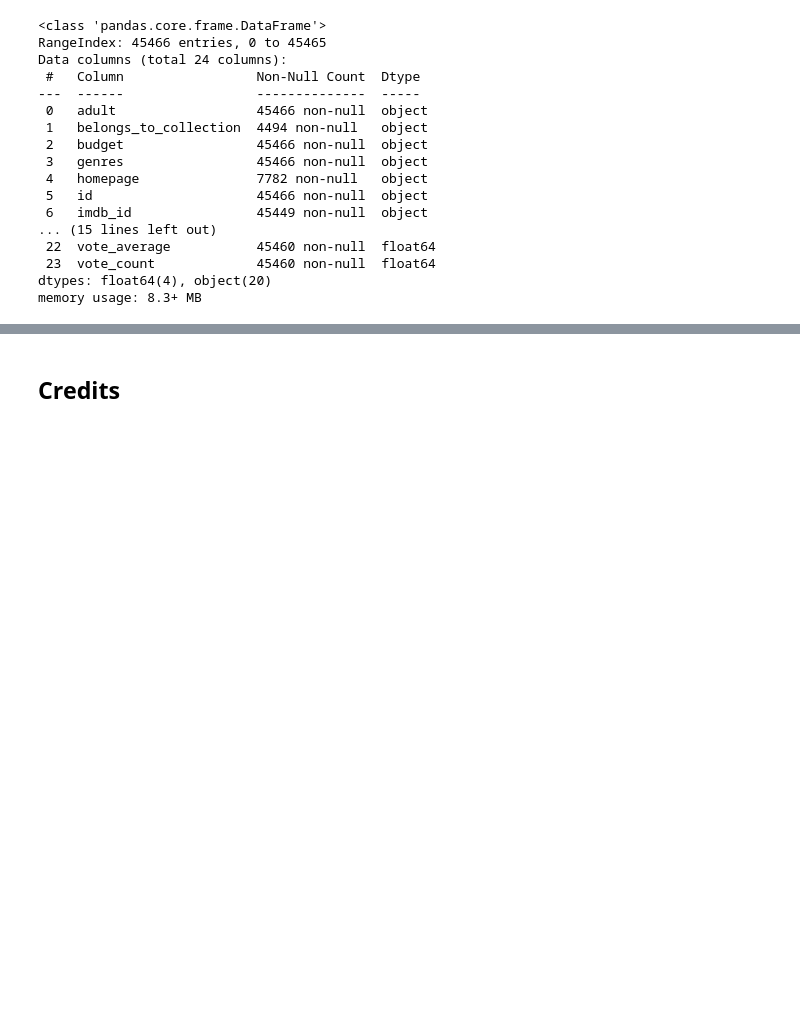
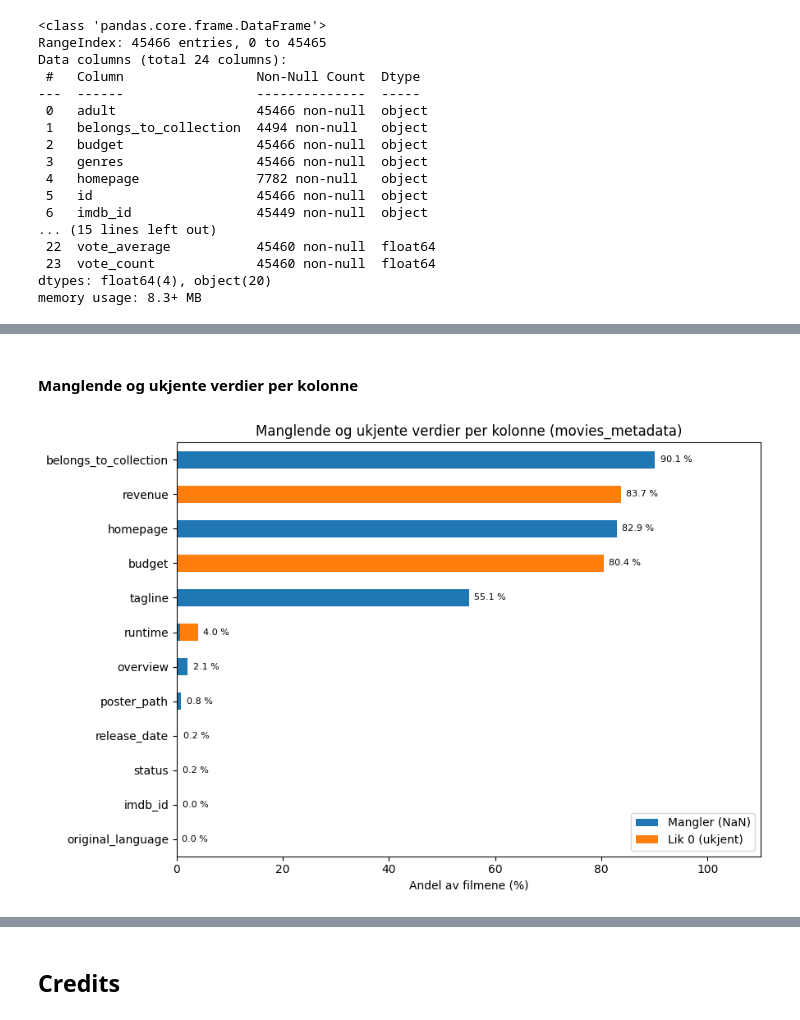
Before and after one commit to didrikjensen/sdd_assignment_3, a Jupyter notebook: eda.ipynb, the cells around one changed output, grey strips where cells are left out. Drawn from its saved outputs; the diff is of its cells as text; code cells hidden in the pictures; blank space fills up the shorter version.

```diff
--- a/eda.ipynb
+++ b/eda.ipynb
@@ -146,0 +346,7 @@ memory usage: 8.3+ MB
+# %%
+df_movie_metadata["id"] = pd.to_numeric(df_movie_metadata["id"])
+df_movie_metadata["budget"] = pd.to_numeric(df_movie_metadata["budget"])
+df_movie_metadata["popularity"] = pd.to_numeric(df_movie_metadata["popularity"])
+df_movie_metadata["release_date"] = pd.to_datetime(
+    df_movie_metadata["release_date"], format="%Y-%m-%d"
+)
@@ -146,0 +378,3 @@ memory usage: 8.3+ MB
+# %%
+df_movie_metadata = df_movie_metadata.drop_duplicates().copy()
+print("Gjenstående duplikate ID-er:", df_movie_metadata["id"].duplicated().sum())
@@ -146,0 +409,2 @@ memory usage: 8.3+ MB
+# %%
+df_movie_metadata["popularity"] = df_movie_metadata.groupby("id")["popularity"].transform("mean")
@@ -146,0 +449,25 @@ memory usage: 8.3+ MB
+# %% [markdown]
+#### Manglende og ukjente verdier per kolonne
+# %%
+import os
+os.makedirs("claude_output/figures", exist_ok=True)
+
+# Andel NaN per kolonne, og andel 0 for feltene der 0 betyr "ukjent"
+andel_nan = df_movie_metadata.isna().mean()
+andel_null = (df_movie_metadata[["budget", "revenue", "runtime"]] == 0).mean()
+
+tabell = pd.DataFrame({"Mangler (NaN)": andel_nan, "Lik 0 (ukjent)": andel_null}).fillna(0)
+tabell = tabell[tabell.sum(axis=1) > 0]
+tabell = tabell.loc[tabell.sum(axis=1).sort_values().index].tail(15)
+
+ax = (tabell * 100).plot(kind="barh", stacked=True, figsize=(9, 6), color=["tab:blue", "tab:orange"])
+for y, total in enumerate(tabell.sum(axis=1) * 100):
+    ax.text(total + 1, y, f"{total:.1f} %", va="center", fontsize=8)
+ax.set_xlim(0, 110)
+ax.set_xlabel("Andel av filmene (%)")
+ax.set_title("Manglende og ukjente verdier per kolonne (movies_metadata)")
+plt.tight_layout()
+plt.savefig("claude_output/figures/eda_manglende_per_kolonne.png", dpi=200, bbox_inches="tight")
+plt.show()
+# %% [output]
+[figure, added]
```
Also changed, not shown: parts of 162 cells of this notebook, 4 other files.
